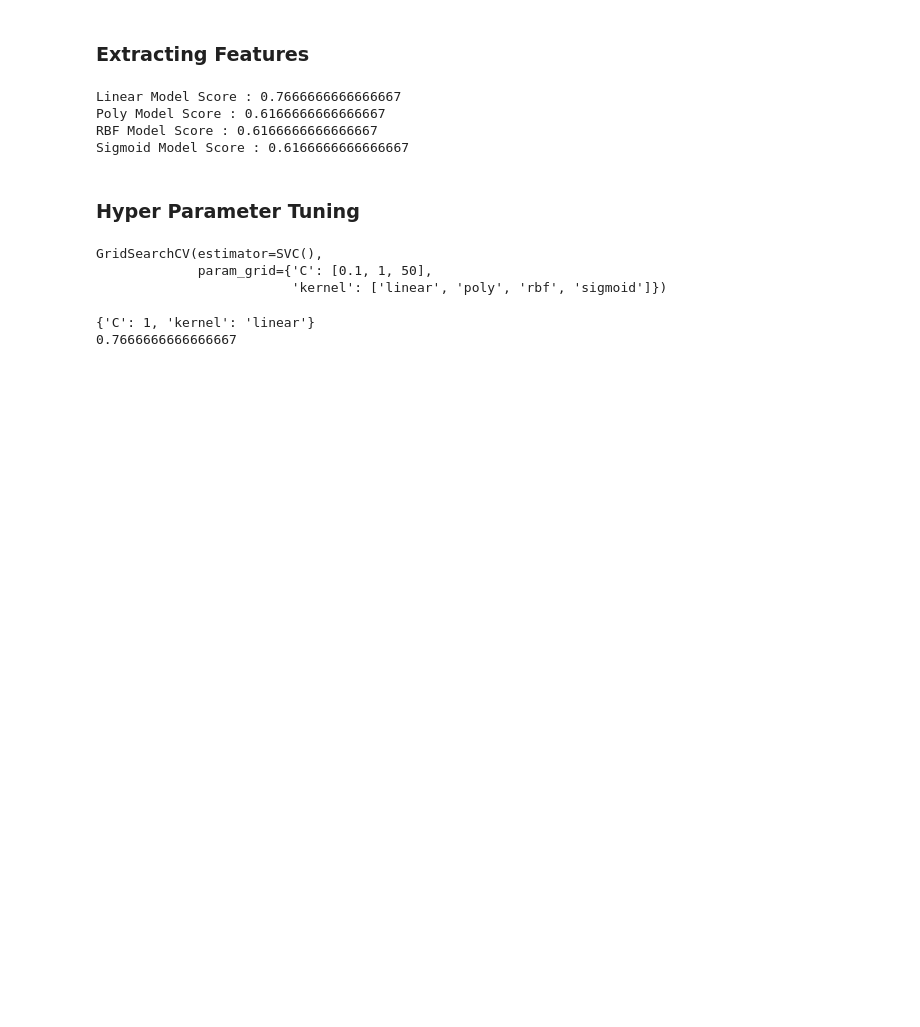
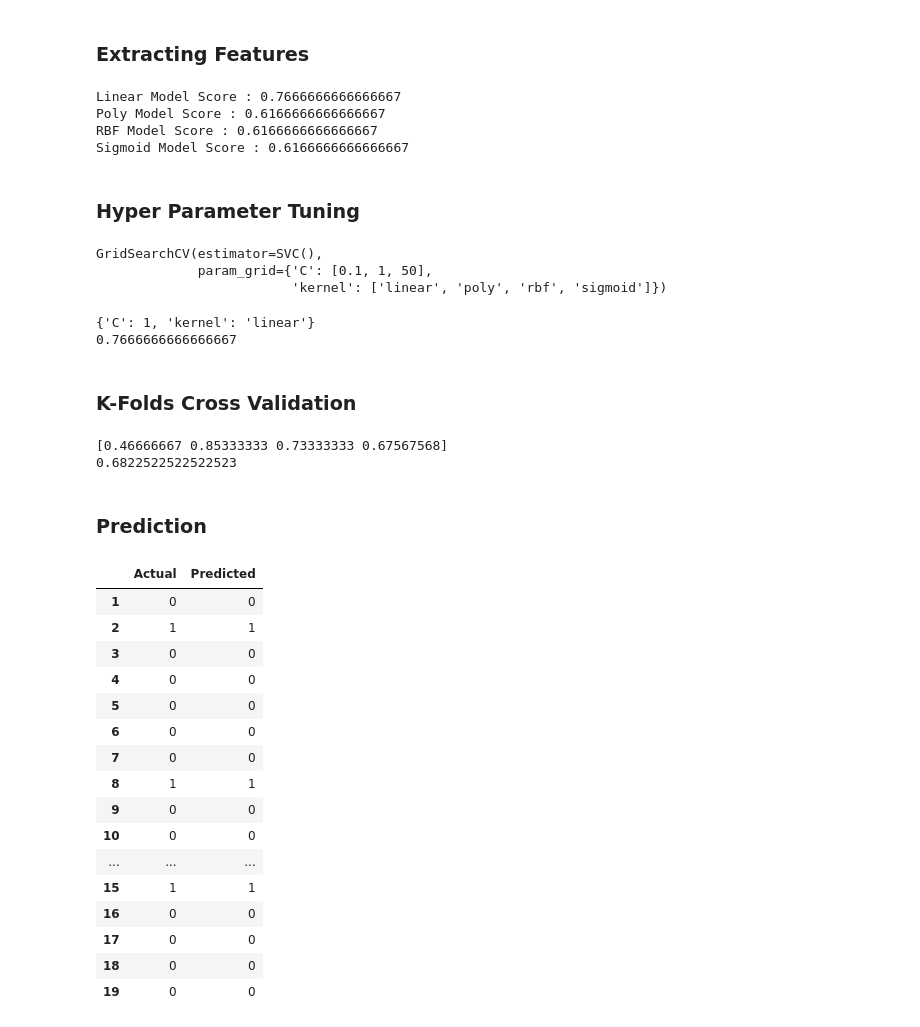
Before and after one commit to vathanahim/IAF_604_Midterm_SVM_KMeans, a Jupyter notebook: Midterm_1/Him_Midterm_1.ipynb, the cells around one changed output. Cells and saved outputs as stored; diff of their text form; code cells hidden in the pictures; blank space fills up the shorter version.

```diff
--- a/Midterm_1/Him_Midterm_1.ipynb
+++ b/Midterm_1/Him_Midterm_1.ipynb
@@ -151,3 +152,37 @@ print(grid.score(x_test, y_test))
 # %% [output]
 {'C': 1, 'kernel': 'linear'}
 0.7666666666666667
+# %% [markdown]
+### K-Folds Cross Validation
+# %%
+#give cross_val_score a model, the entire dataset and its real values and the number of folds:
+scores_res = model_selection.cross_val_score(model_1_linear, x, y.ravel(), cv=4)
+print(scores_res)
+print(scores_res.mean())
+# %% [output]
+[0.46666667 0.85333333 0.73333333 0.67567568]
+0.6822522522522523
+# %% [markdown]
+### Prediction
+# %%
+model_linear_pred = model_1_linear.predict(x_test)
+df_result = pd.DataFrame({'Actual': y_test.ravel(), 'Predicted': model_linear_pred})
+df_result[1:20]
+# %% [output]
+|  | Actual | Predicted |
+| 1 | 0 | 0 |
+| 2 | 1 | 1 |
+| 3 | 0 | 0 |
+| 4 | 0 | 0 |
+| 5 | 0 | 0 |
+| 6 | 0 | 0 |
+| 7 | 0 | 0 |
+| 8 | 1 | 1 |
+| 9 | 0 | 0 |
+| 10 | 0 | 0 |
+| ... | ... | ... |
+| 15 | 1 | 1 |
+| 16 | 0 | 0 |
+| 17 | 0 | 0 |
+| 18 | 0 | 0 |
+| 19 | 0 | 0 |
```
Also changed, not shown: parts of 5 cells of this notebook.
